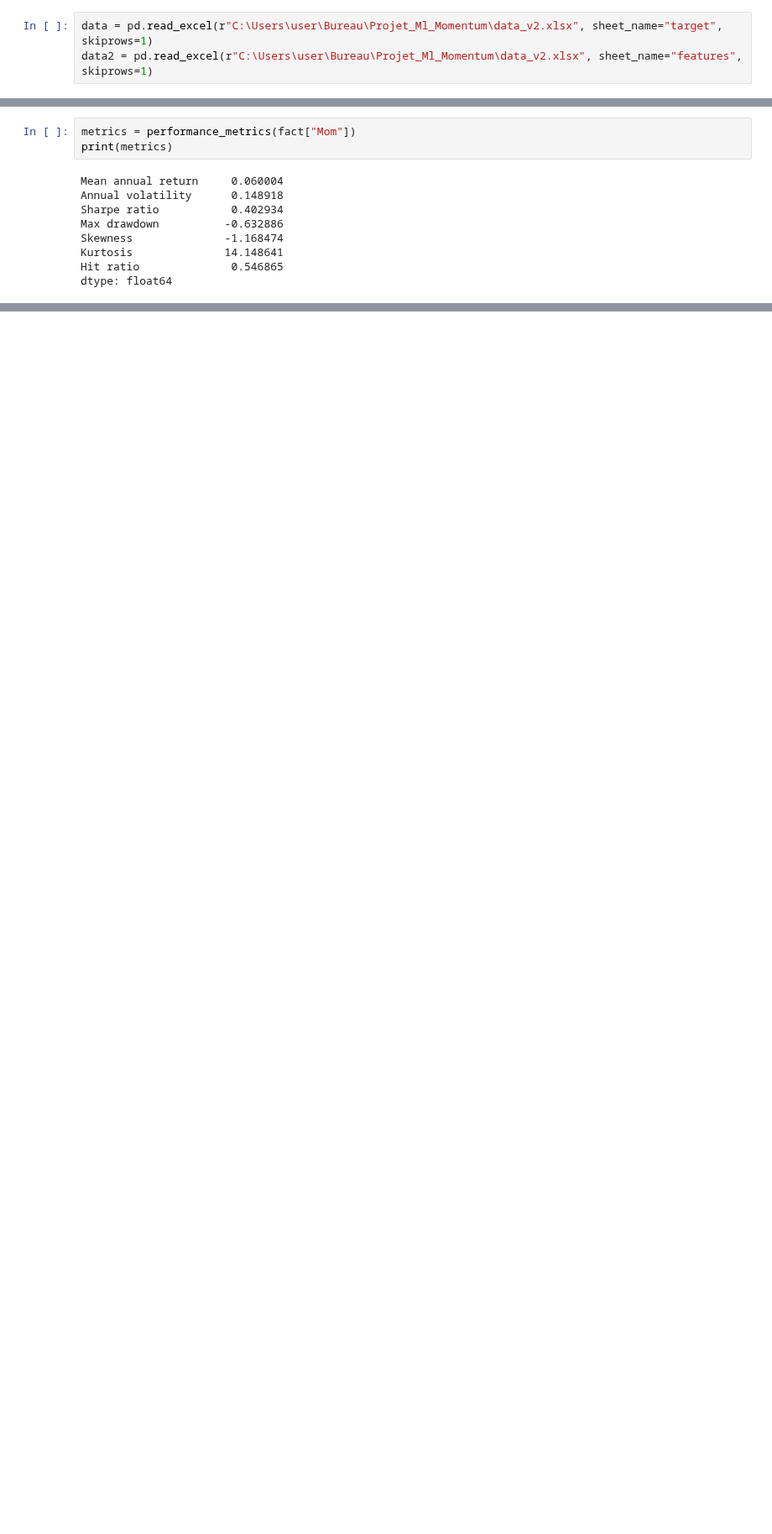
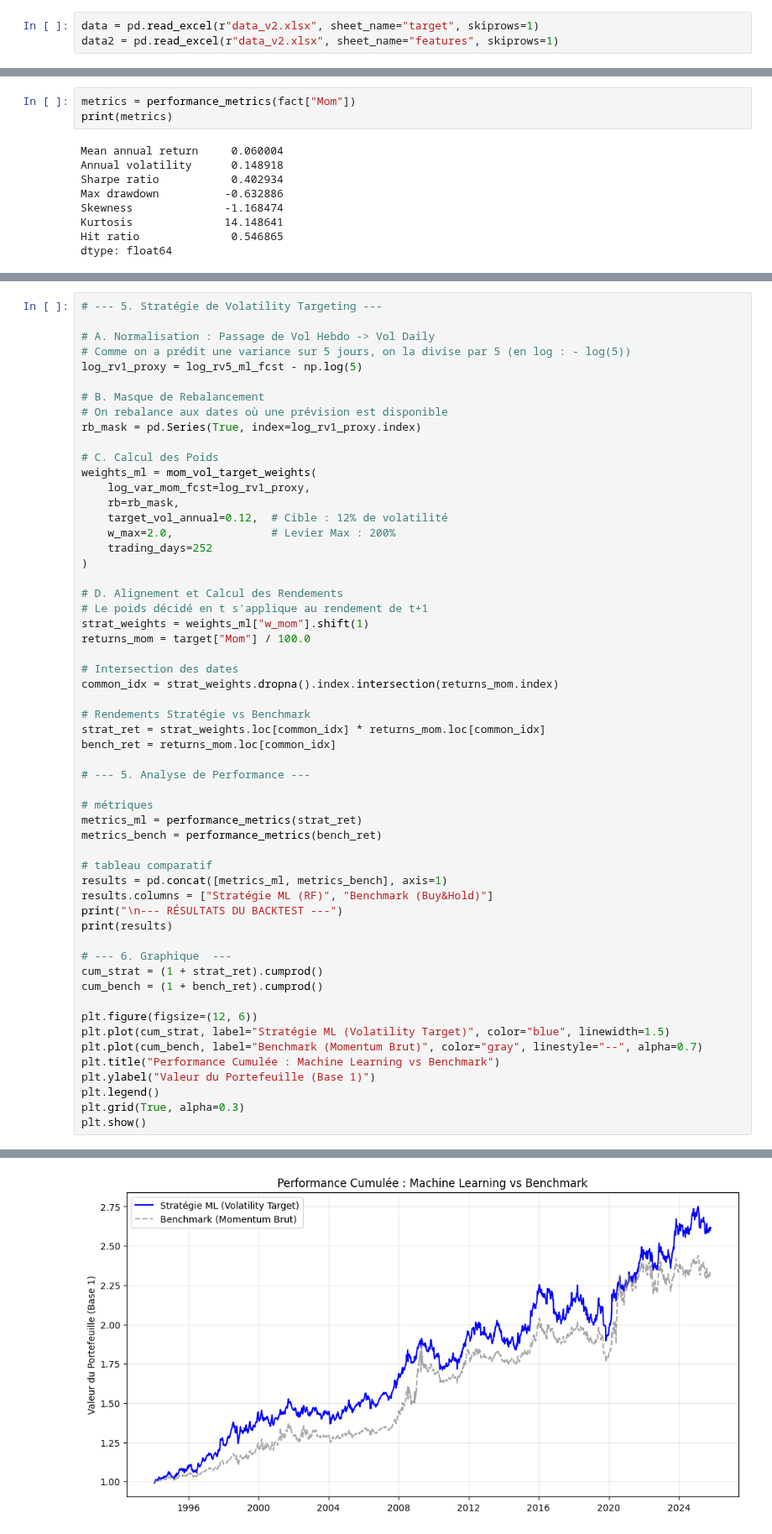
Before and after one commit to AntoninDevalland/Projet_Ml_Momentum, a Jupyter notebook: main_v2.ipynb, the cells around one changed output, grey strips where cells are left out. Shown at 84% size. Cells and saved outputs as stored; diff of their text form; blank space fills up the shorter version.

```diff
--- a/main_v2.ipynb
+++ b/main_v2.ipynb
@@ -22,8 +22,8 @@ from modeles import rebalance_dates_mask, performance_metrics
 # %% [markdown]
 ## traitement des datas
 # %%
-data = pd.read_excel(r"C:\Users\user\Bureau\Projet_Ml_Momentum\data_v2.xlsx", sheet_name="target", skiprows=1)
-data2 = pd.read_excel(r"C:\Users\user\Bureau\Projet_Ml_Momentum\data_v2.xlsx", sheet_name="features", skiprows=1)
+data = pd.read_excel(r"data_v2.xlsx", sheet_name="target", skiprows=1)
+data2 = pd.read_excel(r"data_v2.xlsx", sheet_name="features", skiprows=1)
 # %%
 target = data.iloc[:, 1:11].copy()
 feat = data2.iloc[:, 1:30].copy()
@@ -955,0 +1040,57 @@ dtype: float64
+# %%
+# --- 5. Stratégie de Volatility Targeting ---
+
+# A. Normalisation : Passage de Vol Hebdo -> Vol Daily
+# Comme on a prédit une variance sur 5 jours, on la divise par 5 (en log : - log(5))
+log_rv1_proxy = log_rv5_ml_fcst - np.log(5)
+
+# B. Masque de Rebalancement
+# On rebalance aux dates où une prévision est disponible
+rb_mask = pd.Series(True, index=log_rv1_proxy.index)
+
+# C. Calcul des Poids
+weights_ml = mom_vol_target_weights(
+    log_var_mom_fcst=log_rv1_proxy,
+    rb=rb_mask,
+    target_vol_annual=0.12,  # Cible : 12% de volatilité
+    w_max=2.0,               # Levier Max : 200%
+    trading_days=252
+)
+
+# D. Alignement et Calcul des Rendements
+# Le poids décidé en t s'applique au rendement de t+1
+strat_weights = weights_ml["w_mom"].shift(1)
+returns_mom = target["Mom"] / 100.0
+
+# Intersection des dates
+common_idx = strat_weights.dropna().index.intersection(returns_mom.index)
+
+# Rendements Stratégie vs Benchmark
+strat_ret = strat_weights.loc[common_idx] * returns_mom.loc[common_idx]
+bench_ret = returns_mom.loc[common_idx]
+
+# --- 5. Analyse de Performance ---
+
+# métriques
+metrics_ml = performance_metrics(strat_ret)
+metrics_bench = performance_metrics(bench_ret)
+
+# tableau comparatif
+results = pd.concat([metrics_ml, metrics_bench], axis=1)
+results.columns = ["Stratégie ML (RF)", "Benchmark (Buy&Hold)"]
+print("\n--- RÉSULTATS DU BACKTEST ---")
+print(results)
+
+# --- 6. Graphique  ---
+cum_strat = (1 + strat_ret).cumprod()
+cum_bench = (1 + bench_ret).cumprod()
+
+plt.figure(figsize=(12, 6))
+plt.plot(cum_strat, label="Stratégie ML (Volatility Target)", color="blue", linewidth=1.5)
+plt.plot(cum_bench, label="Benchmark (Momentum Brut)", color="gray", linestyle="--", alpha=0.7)
+plt.title("Performance Cumulée : Machine Learning vs Benchmark")
+plt.ylabel("Valeur du Portefeuille (Base 1)")
+plt.legend()
+plt.grid(True, alpha=0.3)
+plt.show()
+# %% [output]
@@ -955,0 +1106 @@ dtype: float64
+[figure, added]
```
Also changed, not shown: parts of 10 cells of this notebook, 1 other file.
